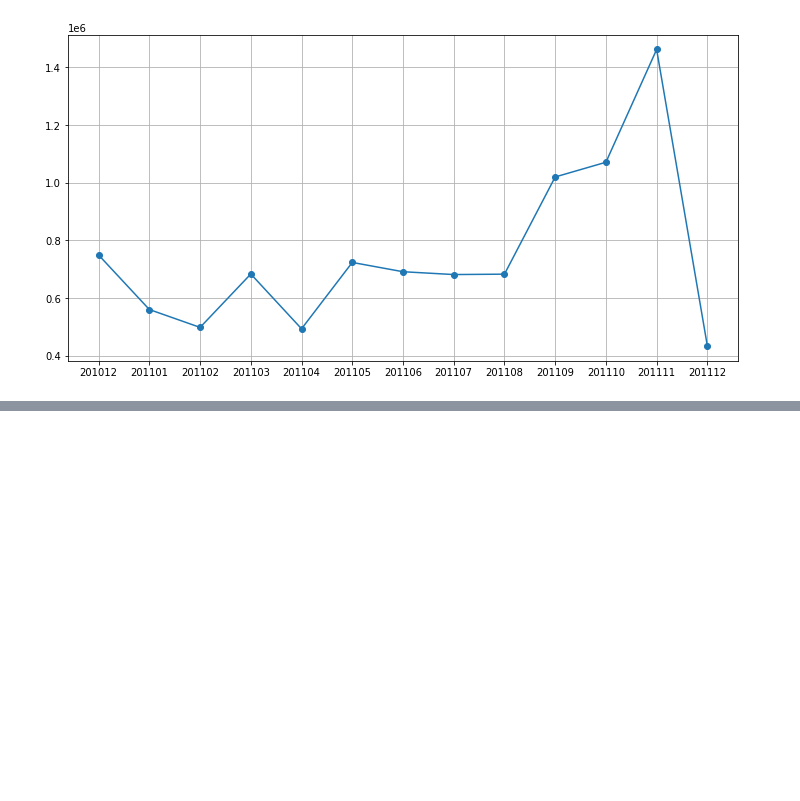
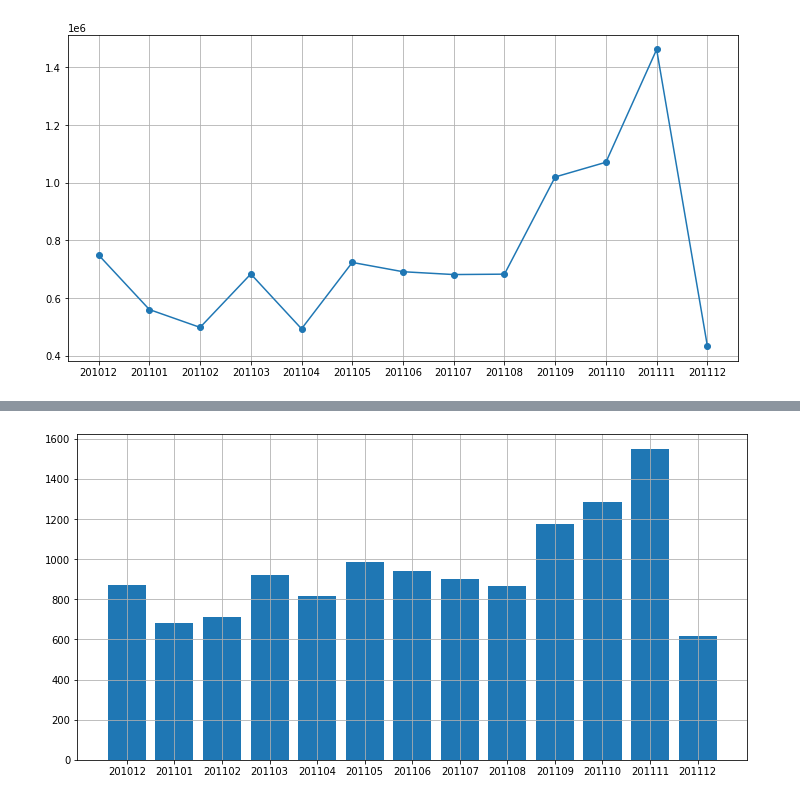
Before and after one commit to FatemeZamanian/KnowYourMetrics, a Jupyter notebook: Know Your Metrics.ipynb, the cells around one changed output, grey strips where cells are left out. Cells and saved outputs as stored; diff of their text form; code cells hidden in the pictures; blank space fills up the shorter version.

```diff
--- a/Know Your Metrics.ipynb
+++ b/Know Your Metrics.ipynb
@@ -41,0 +50,4 @@ plt.grid()
+# %%
+tx_uk = data.query("Country=='United Kingdom'").reset_index(drop=True)
+tx_monthly_active = tx_uk.groupby('InvoiceYearMonth')['CustomerID'].nunique().reset_index()
+tx_monthly_active
@@ -41,0 +69,6 @@ plt.grid()
+# %%
+plt.figure(figsize=(12,6))
+plt.bar(tx_monthly_active['InvoiceYearMonth'].to_numpy(dtype=str),tx_monthly_active['CustomerID'])
+plt.grid()
+# %% [output]
+[figure, added]
```
Also changed, not shown: parts of 14 cells of this notebook.
